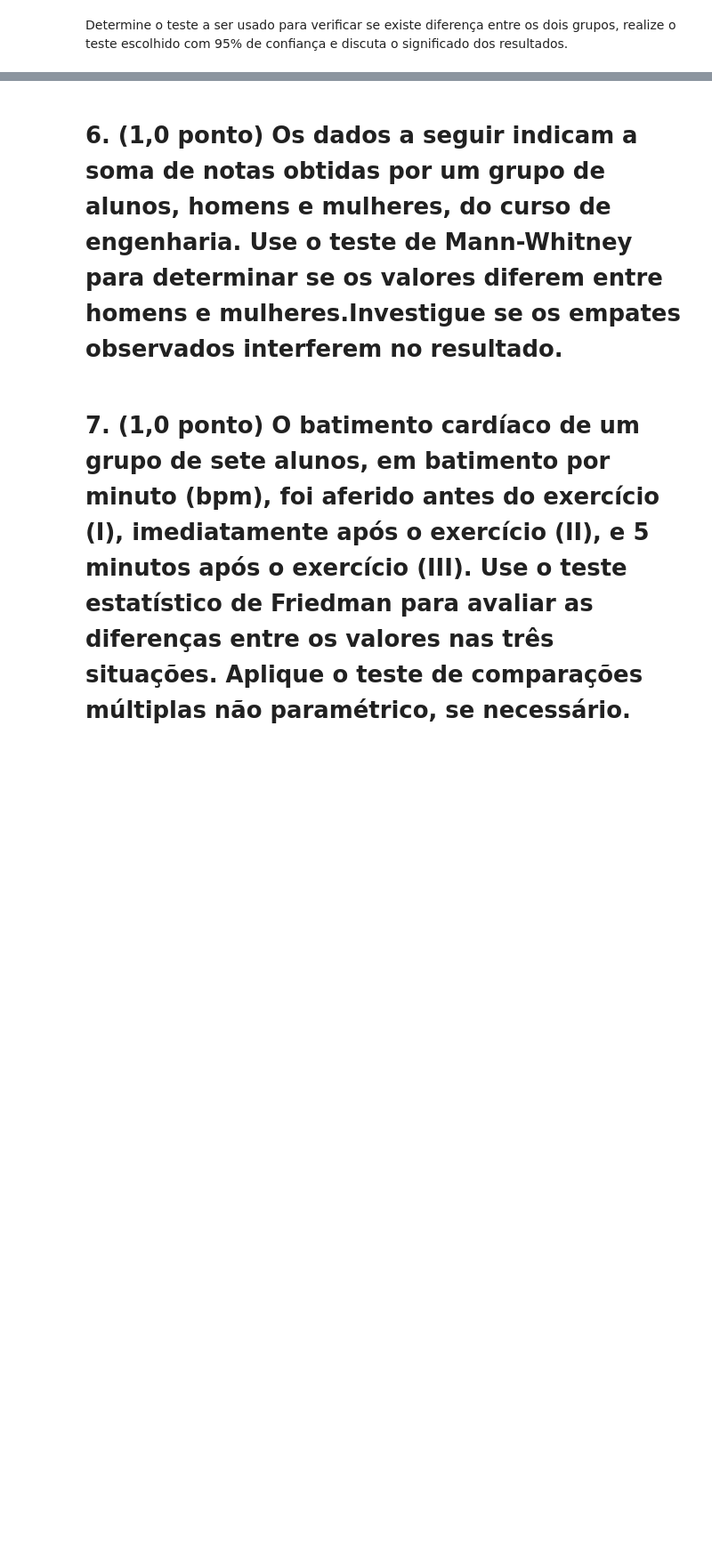
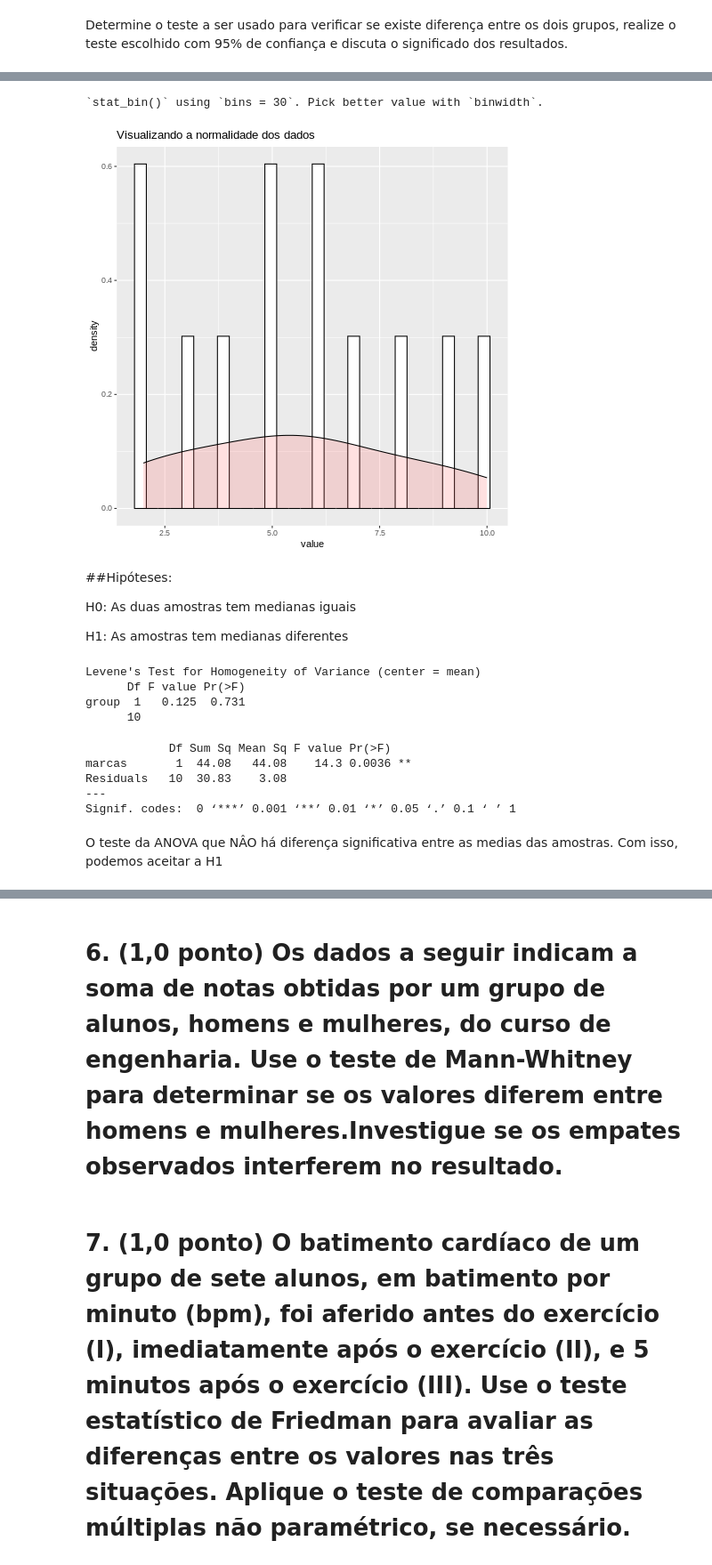
Before and after one commit to uervitonsantos/Estudo_Sobre_Estatistica_Frequentista_E_Metodos_Quantitativos, a Jupyter notebook: Avaliação_Métodos_Quantitativo.ipynb, the cells around one changed output, grey strips where cells are left out. Shown at 89% size. Cells and saved outputs as stored; diff of their text form; code cells hidden in the pictures; blank space fills up the shorter version.

```diff
--- a/Avaliação_Métodos_Quantitativo.ipynb
+++ b/Avaliação_Métodos_Quantitativo.ipynb
@@ -465,0 +533,40 @@ Determine o teste a ser usado para verificar se existe diferença entre os dois
+# %%
+%%R
+# Grafico para mostrar a distribuição dos dados
+ggplot(marca, aes(x=value)) + geom_histogram(aes(y=..density..), colour="black", fill="white")+
+ geom_density(alpha=.2, fill="#FF6666") + ggtitle("Visualizando a normalidade dos dados")
+# %% [output]
+`stat_bin()` using `bins = 30`. Pick better value with `binwidth`.
+[figure, added]
+# %% [markdown]
+##Hipóteses:
+
+H0: As duas amostras tem medianas iguais
+
+H1: As amostras tem medianas diferentes
+# %%
+
+%%R
+# teste de Levene para verificar a homogeneidade de variancias
+# https://pt.wikipedia.org/wiki/Teste_de_Levene
+leveneTest(value ~ marcas, data = marca, center=mean)
+# %% [output]
+Levene's Test for Homogeneity of Variance (center = mean)
+      Df F value Pr(>F)
+group  1   0.125  0.731
+      10
+# %%
+# teste ANOVA para análisar a variância entre os grupos
+# https://pt.wikipedia.org/wiki/An%C3%A1lise_de_vari%C3%A2ncia
+%%R
+anova_marca <- aov(value ~ marcas, data = marca)
+summary(anova_marca)
+# %% [output]
+            Df Sum Sq Mean Sq F value Pr(>F)
+marcas       1  44.08   44.08    14.3 0.0036 **
+Residuals   10  30.83    3.08
+---
+Signif. codes:  0 ‘***’ 0.001 ‘**’ 0.01 ‘*’ 0.05 ‘.’ 0.1 ‘ ’ 1
+# %% [markdown]
+O teste da ANOVA que NÂO há diferença significativa entre as medias das amostras.
+Com isso, podemos aceitar a H1
```
Also changed, not shown: parts of 13 cells of this notebook.
